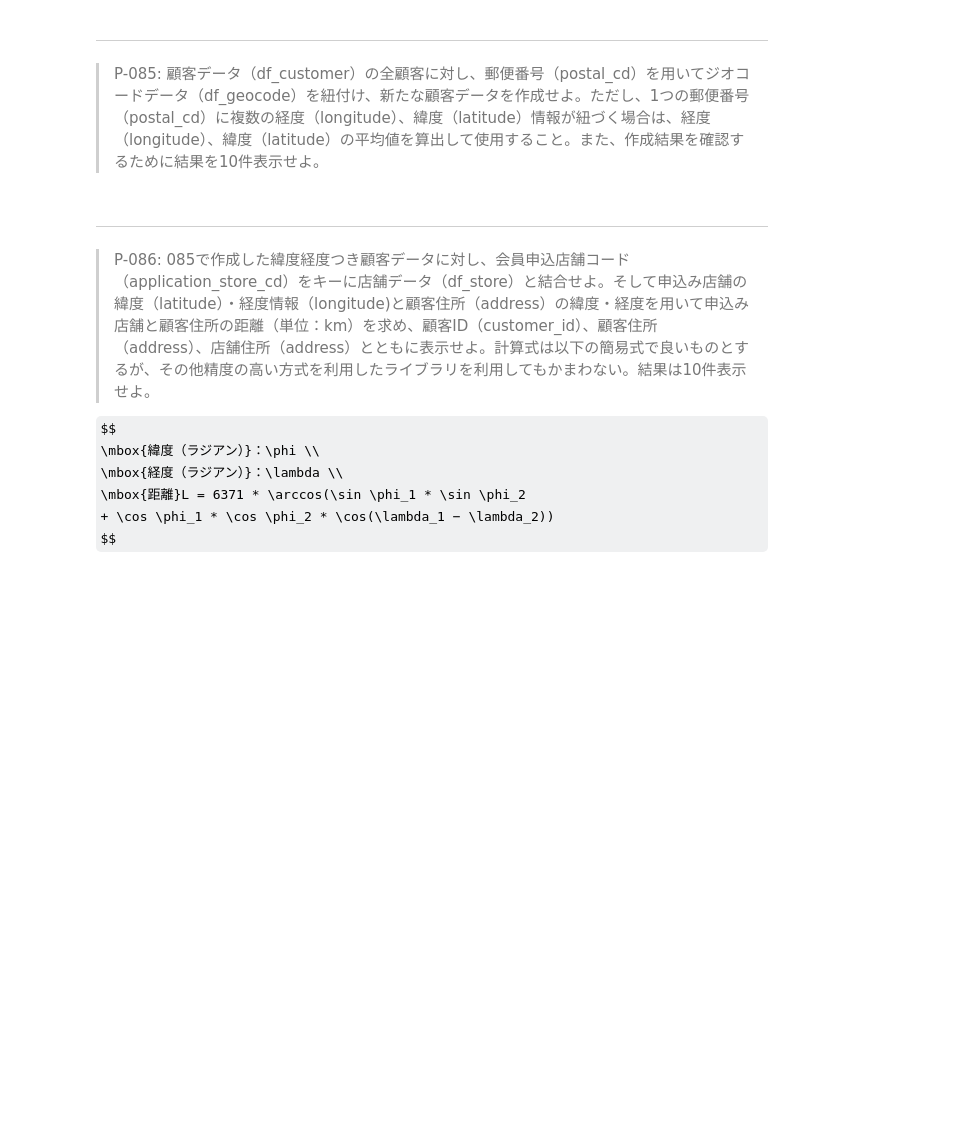
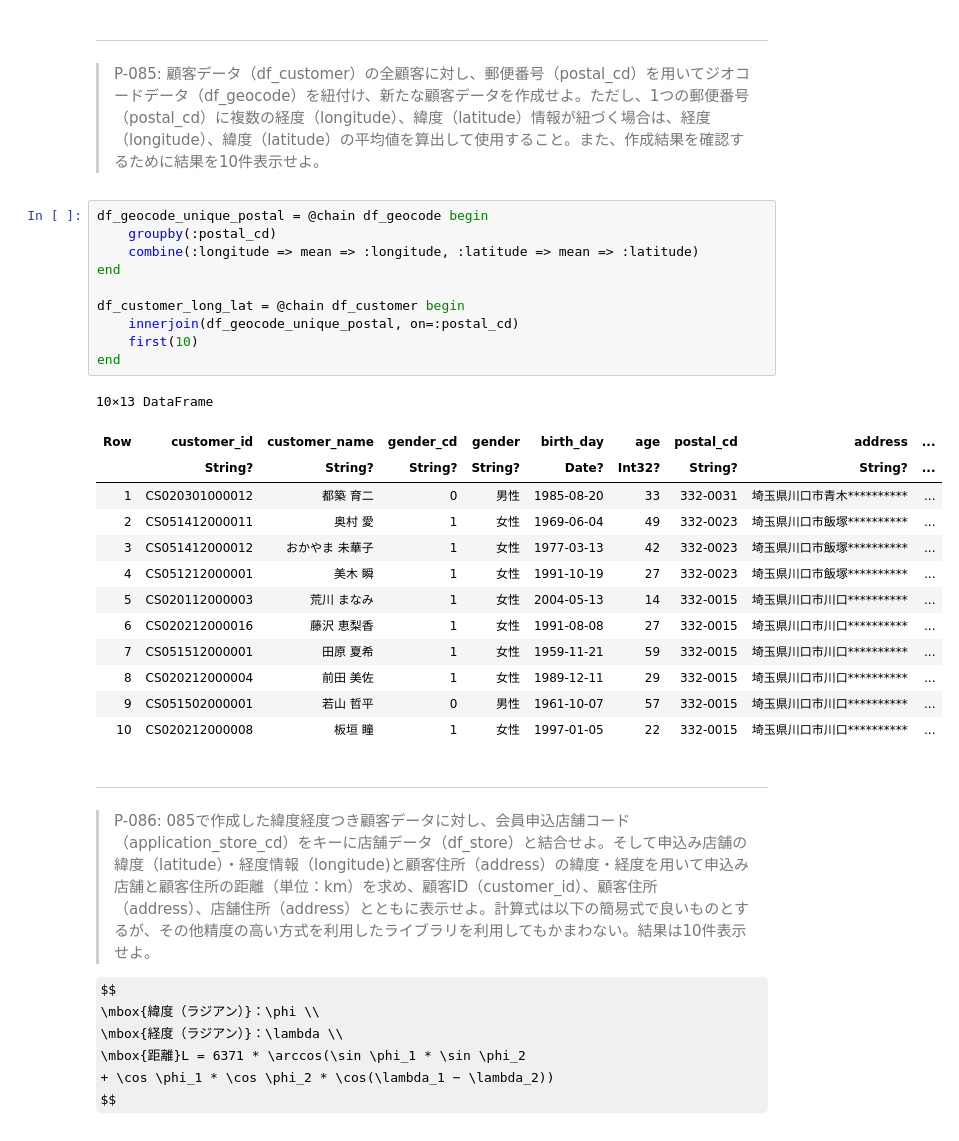
Before and after one commit to kuru-to/100knocks-preprocess, a Jupyter notebook: docker/work/preprocess_knock_Julia.ipynb, the cells around one changed output. Saved outputs shown, nothing was run; the diff lists cells and outputs as text; some formulas as TeX source; blank space fills up the shorter version.

```diff
--- a/docker/work/preprocess_knock_Julia.ipynb
+++ b/docker/work/preprocess_knock_Julia.ipynb
@@ -1930,6 +2153,30 @@ first(df_customer[StatsBase.sample(1:size(df_customer)[1], div(size(df_customer)
 # %% [markdown]
 ---
 > P-085: 顧客データ（df_customer）の全顧客に対し、郵便番号（postal_cd）を用いてジオコードデータ（df_geocode）を紐付け、新たな顧客データを作成せよ。ただし、1つの郵便番号（postal_cd）に複数の経度（longitude）、緯度（latitude）情報が紐づく場合は、経度（longitude）、緯度（latitude）の平均値を算出して使用すること。また、作成結果を確認するために結果を10件表示せよ。
+# %%
+df_geocode_unique_postal = @chain df_geocode begin
+    groupby(:postal_cd)
+    combine(:longitude => mean => :longitude, :latitude => mean => :latitude)
+end
+
+df_customer_long_lat = @chain df_customer begin
+    innerjoin(df_geocode_unique_postal, on=:postal_cd)
+    first(10)
+end
+# %% [output]
+10×13 DataFrame
+| Row | customer_id | customer_name | gender_cd | gender | birth_day | age | postal_cd | address | ... |
+|  | String? | String? | String? | String? | Date? | Int32? | String? | String? | ... |
+| 1 | CS020301000012 | 都築 育二 | 0 | 男性 | 1985-08-20 | 33 | 332-0031 | 埼玉県川口市青木********** | ... |
+| 2 | CS051412000011 | 奥村 愛 | 1 | 女性 | 1969-06-04 | 49 | 332-0023 | 埼玉県川口市飯塚********** | ... |
+| 3 | CS051412000012 | おかやま 未華子 | 1 | 女性 | 1977-03-13 | 42 | 332-0023 | 埼玉県川口市飯塚********** | ... |
+| 4 | CS051212000001 | 美木 瞬 | 1 | 女性 | 1991-10-19 | 27 | 332-0023 | 埼玉県川口市飯塚********** | ... |
+| 5 | CS020112000003 | 荒川 まなみ | 1 | 女性 | 2004-05-13 | 14 | 332-0015 | 埼玉県川口市川口********** | ... |
+| 6 | CS020212000016 | 藤沢 恵梨香 | 1 | 女性 | 1991-08-08 | 27 | 332-0015 | 埼玉県川口市川口********** | ... |
+| 7 | CS051512000001 | 田原 夏希 | 1 | 女性 | 1959-11-21 | 59 | 332-0015 | 埼玉県川口市川口********** | ... |
+| 8 | CS020212000004 | 前田 美佐 | 1 | 女性 | 1989-12-11 | 29 | 332-0015 | 埼玉県川口市川口********** | ... |
+| 9 | CS051502000001 | 若山 哲平 | 0 | 男性 | 1961-10-07 | 57 | 332-0015 | 埼玉県川口市川口********** | ... |
+| 10 | CS020212000008 | 板垣 瞳 | 1 | 女性 | 1997-01-05 | 22 | 332-0015 | 埼玉県川口市川口********** | ... |
 # %% [markdown]
 ---
 > P-086: 085で作成した緯度経度つき顧客データに対し、会員申込店舗コード（application_store_cd）をキーに店舗データ（df_store）と結合せよ。そして申込み店舗の緯度（latitude）・経度情報（longitude)と顧客住所（address）の緯度・経度を用いて申込み店舗と顧客住所の距離（単位：km）を求め、顧客ID（customer_id）、顧客住所（address）、店舗住所（address）とともに表示せよ。計算式は以下の簡易式で良いものとするが、その他精度の高い方式を利用したライブラリを利用してもかまわない。結果は10件表示せよ。
```
Also changed, not shown: parts of 13 cells of this notebook.
